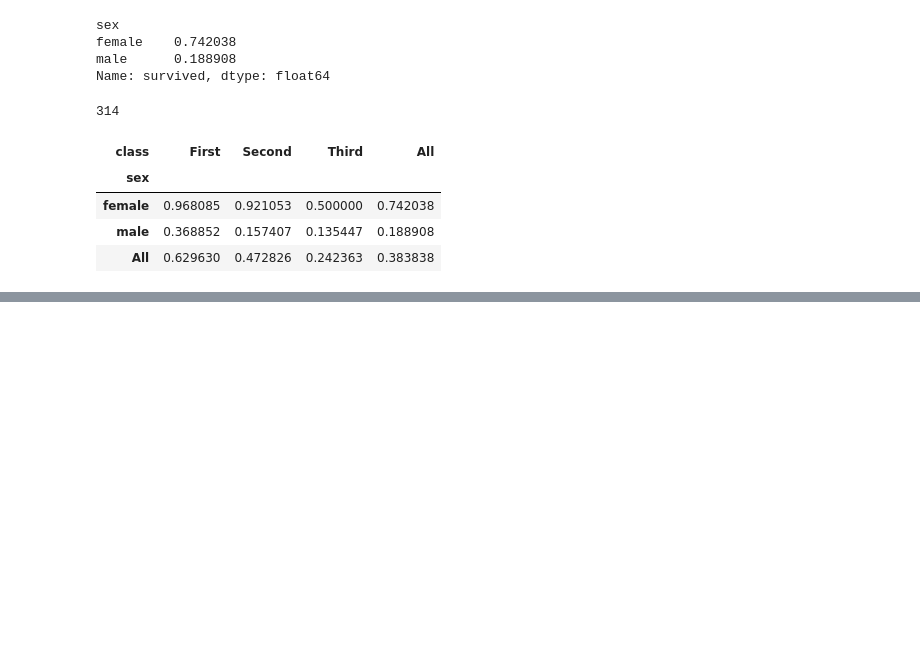
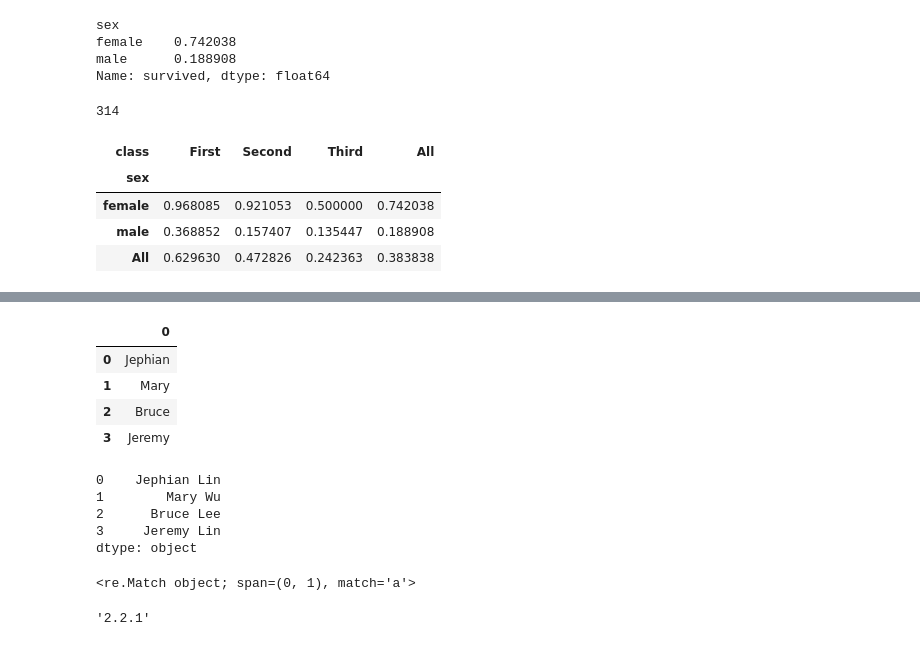
Before and after one commit to jephianlin/math599env, a Jupyter notebook: 1023.ipynb, the cells around one changed output, grey strips where cells are left out. Cells and saved outputs as stored; diff of their text form; code cells hidden in the pictures; blank space fills up the shorter version.

```diff
--- a/1023.ipynb
+++ b/1023.ipynb
@@ -230,0 +353,24 @@ data.pivot_table?
+# %%
+names.str.extract('([A-Za-z]+)')
+# %% [output]
+|  | 0 |
+| 0 | Jephian |
+| 1 | Mary |
+| 2 | Bruce |
+| 3 | Jeremy |
+# %%
+names
+# %% [output]
+0    Jephian Lin
+1        Mary Wu
+2      Bruce Lee
+3     Jeremy Lin
+dtype: object
+# %%
+re.match('a','aaaaa')
+# %% [output]
+<re.Match object; span=(0, 1), match='a'>
+# %%
+re.__version__
+# %% [output]
+'2.2.1'
```
Also changed, not shown: parts of 28 cells of this notebook.
